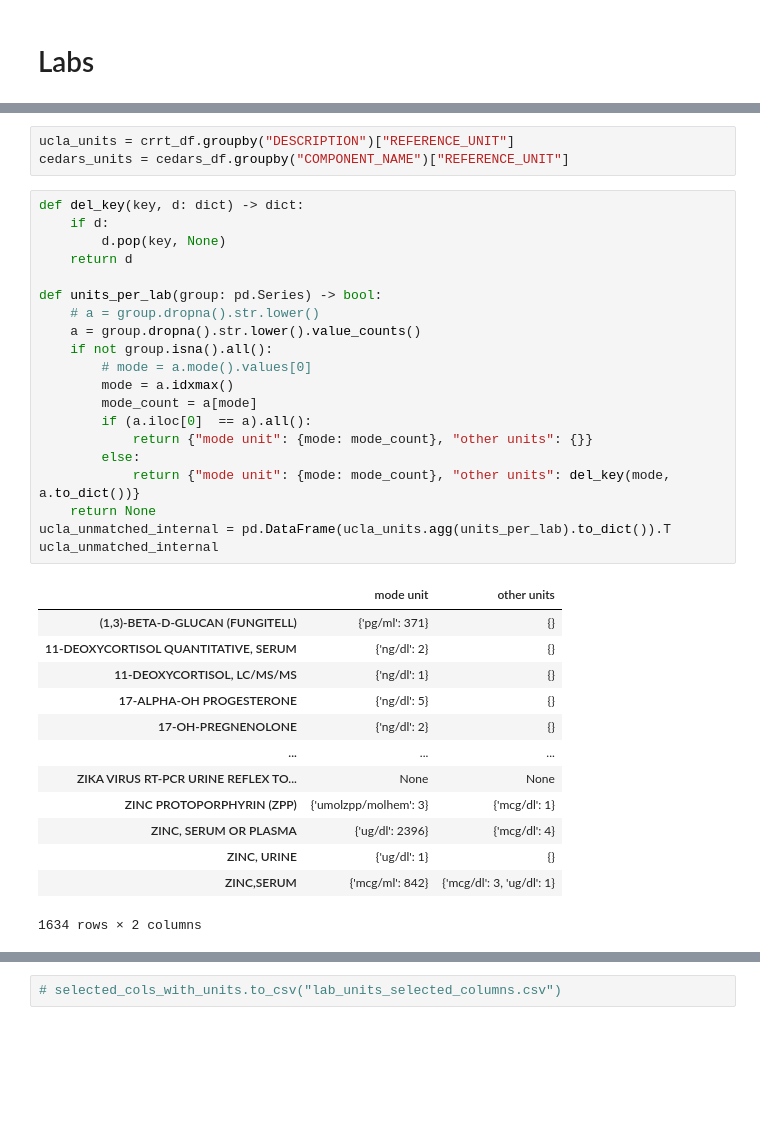
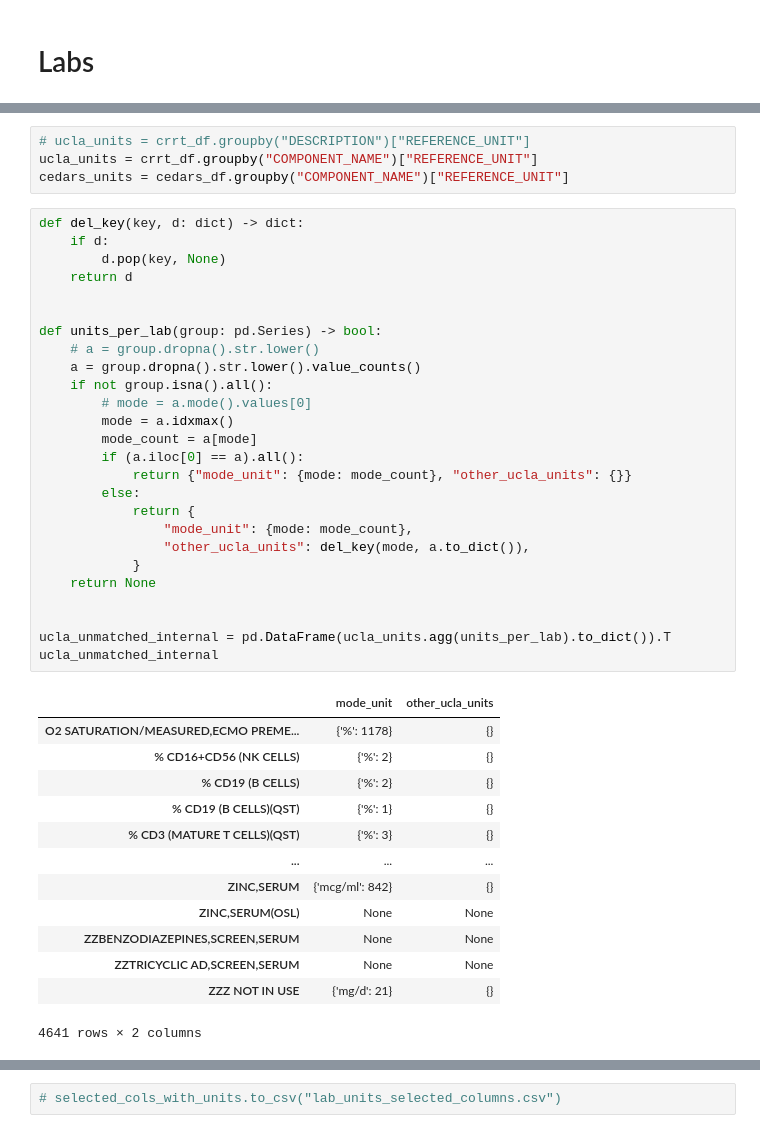
Before and after one commit to uclamii/CRRT, a Jupyter notebook: notebooks/unit_alignment.ipynb, the cells around one changed output, grey strips where cells are left out. Drawn from its saved outputs; the diff is of its cells as text; blank space fills up the shorter version.

```diff
--- a/notebooks/unit_alignment.ipynb
+++ b/notebooks/unit_alignment.ipynb
@@ -66,42 +74,49 @@ cedars_df = map_labs(cedars_df, args.cedars_crrt_data_dir)
 # %% [output]
 mealy | WARNING - Unexpected encoding in Labs.txt. Encoding with cp1252.
 # %%
-ucla_units = crrt_df.groupby("DESCRIPTION")["REFERENCE_UNIT"]
+# ucla_units = crrt_df.groupby("DESCRIPTION")["REFERENCE_UNIT"]
+ucla_units = crrt_df.groupby("COMPONENT_NAME")["REFERENCE_UNIT"]
 cedars_units = cedars_df.groupby("COMPONENT_NAME")["REFERENCE_UNIT"]
 # %%
 def del_key(key, d: dict) -> dict:
     if d:
         d.pop(key, None)
     return d
+
 
 def units_per_lab(group: pd.Series) -> bool:
     # a = group.dropna().str.lower()
     a = group.dropna().str.lower().value_counts()
     if not group.isna().all():
         # mode = a.mode().values[0]
         mode = a.idxmax()
         mode_count = a[mode]
-        if (a.iloc[0]  == a).all():
-            return {"mode unit": {mode: mode_count}, "other units": {}}
+        if (a.iloc[0] == a).all():
+            return {"mode_unit": {mode: mode_count}, "other_ucla_units": {}}
         else:
-            return {"mode unit": {mode: mode_count}, "other units": del_key(mode, a.to_dict())}
+            return {
+                "mode_unit": {mode: mode_count},
+                "other_ucla_units": del_key(mode, a.to_dict()),
+            }
     return None
+
+
 ucla_unmatched_internal = pd.DataFrame(ucla_units.agg(units_per_lab).to_dict()).T
 ucla_unmatched_internal
 # %% [output]
-|  | mode unit | other units |
-| (1,3)-BETA-D-GLUCAN (FUNGITELL) | {'pg/ml': 371} | {} |
-| 11-DEOXYCORTISOL QUANTITATIVE, SERUM | {'ng/dl': 2} | {} |
-| 11-DEOXYCORTISOL, LC/MS/MS | {'ng/dl': 1} | {} |
-| 17-ALPHA-OH PROGESTERONE | {'ng/dl': 5} | {} |
-| 17-OH-PREGNENOLONE | {'ng/dl': 2} | {} |
+|  | mode_unit | other_ucla_units |
+| O2 SATURATION/MEASURED,ECMO PREME... | {'%': 1178} | {} |
+| % CD16+CD56 (NK CELLS) | {'%': 2} | {} |
+| % CD19 (B CELLS) | {'%': 2} | {} |
+| % CD19 (B CELLS)(QST) | {'%': 1} | {} |
+| % CD3 (MATURE T CELLS)(QST) | {'%': 3} | {} |
 | ... | ... | ... |
-| ZIKA VIRUS RT-PCR URINE REFLEX TO... | None | None |
-| ZINC PROTOPORPHYRIN (ZPP) | {'umolzpp/molhem': 3} | {'mcg/dl': 1} |
-| ZINC, SERUM OR PLASMA | {'ug/dl': 2396} | {'mcg/dl': 4} |
-| ZINC, URINE | {'ug/dl': 1} | {} |
-| ZINC,SERUM | {'mcg/ml': 842} | {'mcg/dl': 3, 'ug/dl': 1} |
+| ZINC,SERUM | {'mcg/ml': 842} | {} |
+| ZINC,SERUM(OSL) | None | None |
+| ZZBENZODIAZEPINES,SCREEN,SERUM | None | None |
+| ZZTRICYCLIC AD,SCREEN,SERUM | None | None |
+| ZZZ NOT IN USE | {'mg/d': 21} | {} |
-1634 rows × 2 columns
+4641 rows × 2 columns
 # %%
 # cedar_units_sets = cedars_units.agg(
 #     lambda group: set(group.dropna().str.lower()) if not group.isna().all() else set()
```
Also changed, not shown: parts of 19 cells of this notebook.
